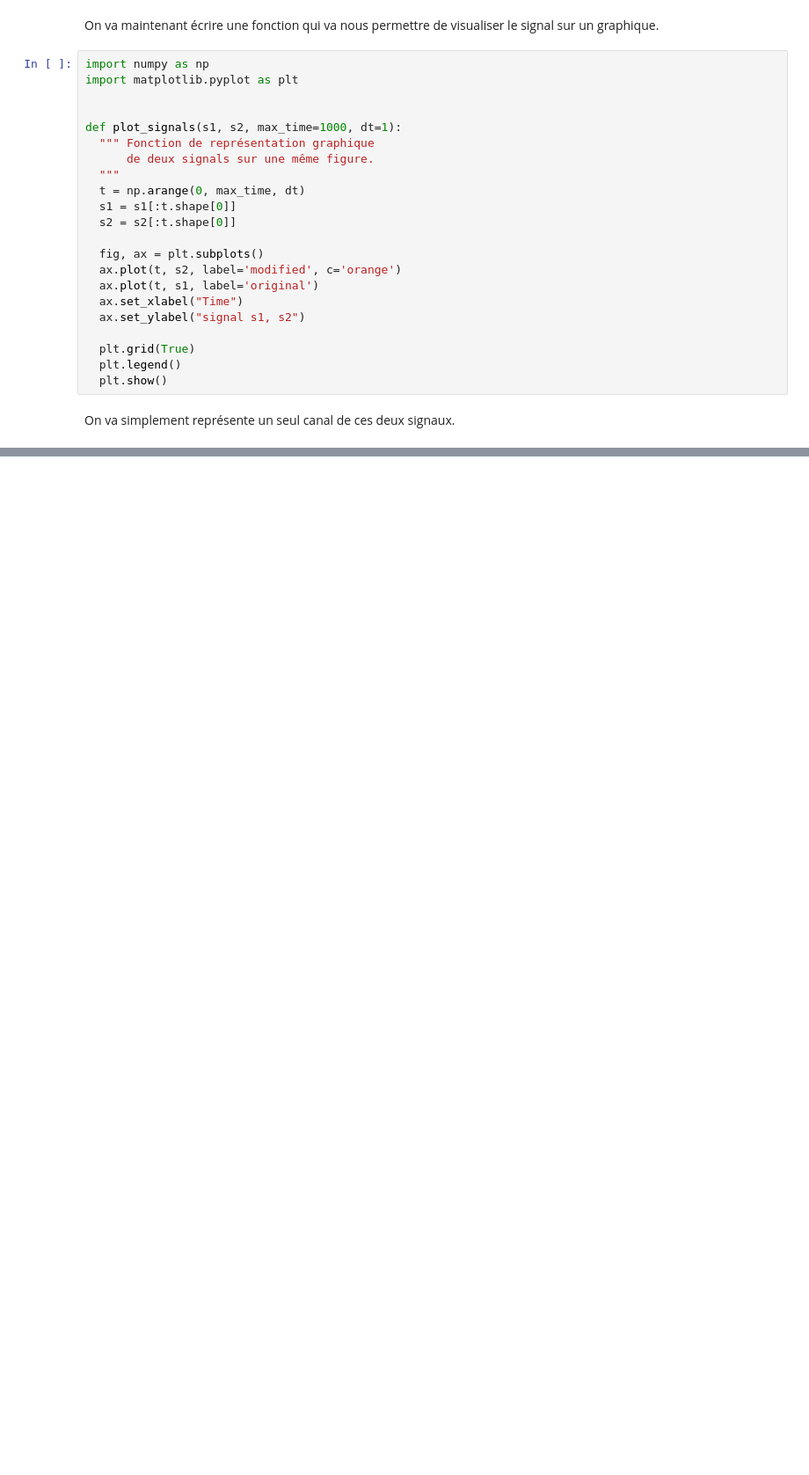
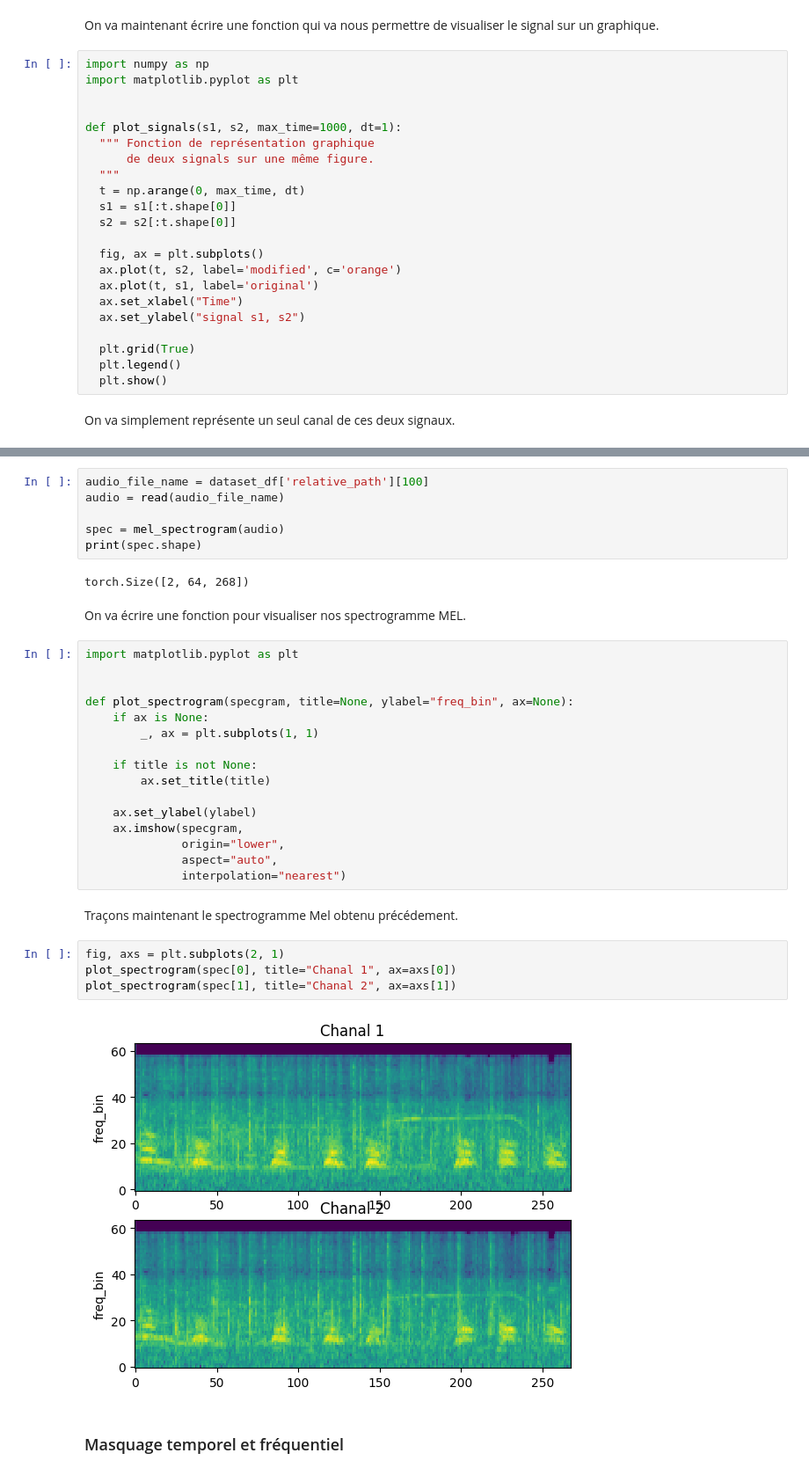
Before and after one commit to mokira3d48/sound_classifier, a Jupyter notebook: sound_classifier.ipynb, the cells around one changed output, grey strips where cells are left out. Shown at 88% size. Cells and saved outputs as stored; diff of their text form; blank space fills up the shorter version.

Commit message:
Spectrogramme Mel subsection is added.

```diff
--- a/sound_classifier.ipynb
+++ b/sound_classifier.ipynb
@@ -487,0 +561,36 @@ plot_signals(original_signal, shift_signal, 2000)
+# %%
+audio_file_name = dataset_df['relative_path'][100]
+audio = read(audio_file_name)
+
+spec = mel_spectrogram(audio)
+print(spec.shape)
+# %% [output]
+torch.Size([2, 64, 268])
+# %% [markdown]
+On va écrire une fonction pour visualiser nos spectrogramme MEL.
+# %%
+import matplotlib.pyplot as plt
+
+
+def plot_spectrogram(specgram, title=None, ylabel="freq_bin", ax=None):
+    if ax is None:
+        _, ax = plt.subplots(1, 1)
+
+    if title is not None:
+        ax.set_title(title)
+
+    ax.set_ylabel(ylabel)
+    ax.imshow(specgram,
+              origin="lower",
+              aspect="auto",
+              interpolation="nearest")
+# %% [markdown]
+Traçons maintenant le spectrogramme Mel obtenu précédement.
+# %%
+fig, axs = plt.subplots(2, 1)
+plot_spectrogram(spec[0], title="Chanal 1", ax=axs[0])
+plot_spectrogram(spec[1], title="Chanal 2", ax=axs[1])
+# %% [output]
+[figure, added]
+# %% [markdown]
+### Masquage temporel et fréquentiel
```
Also changed, not shown: parts of 28 cells of this notebook, 1 other file.
